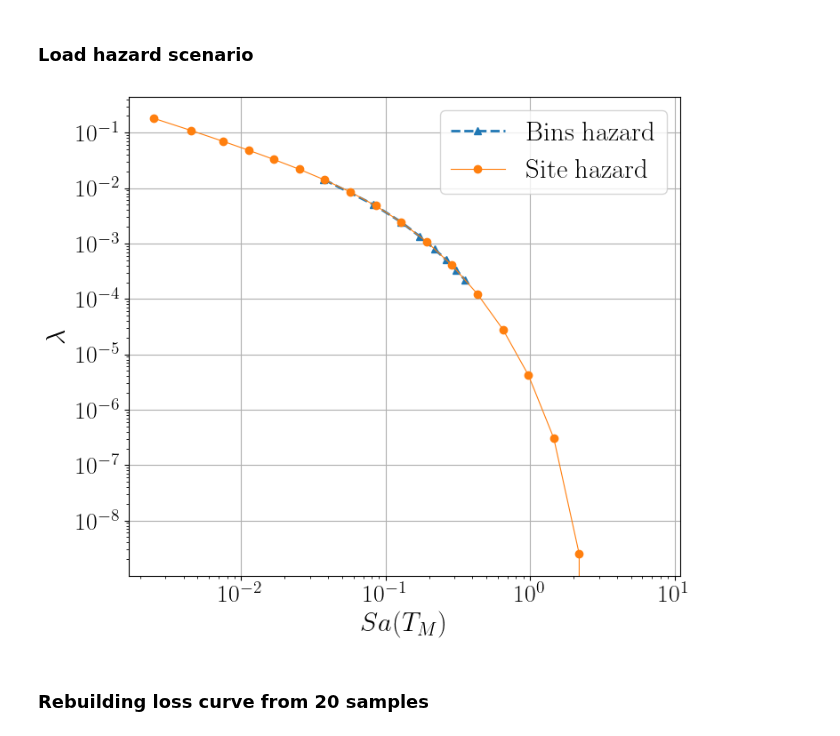
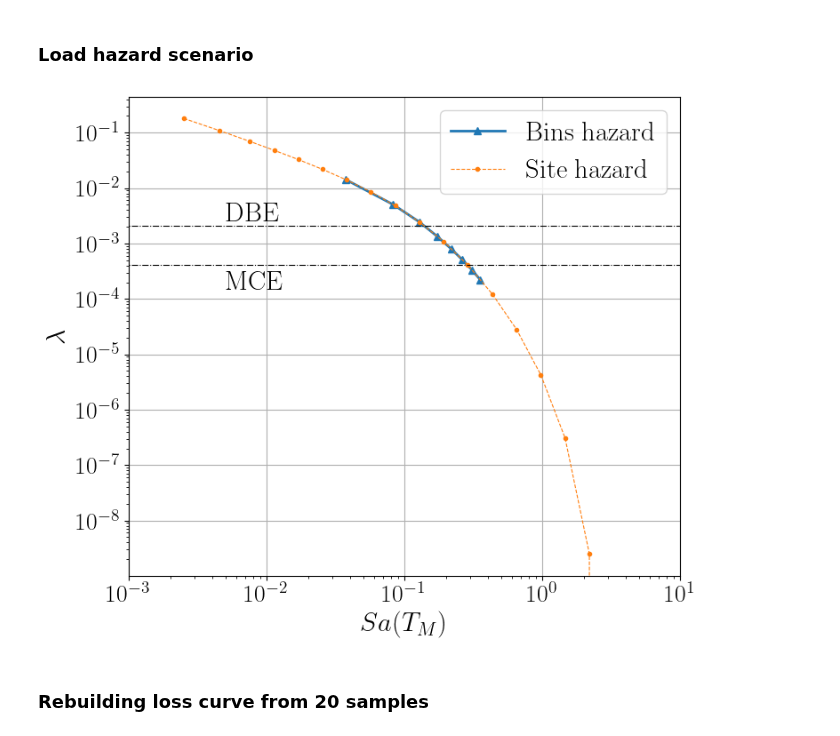
Before and after one commit to hgp297/isol-sys-database, a Jupyter notebook: src/paper/overview_presentation_figs.ipynb, the cells around one changed output. Saved outputs shown, nothing was run; the diff lists cells and outputs as text; code cells hidden in the pictures.

Commit message:
wfh plots

```diff
--- a/src/paper/overview_presentation_figs.ipynb
+++ b/src/paper/overview_presentation_figs.ipynb
@@ -2778,37 +2778,49 @@ def get_hazard_bins(T, hazard_curves, sa_max=1.016):
     # interpolate in logspace
     log_lambda = np.log(lambda_T)
     log_lambda[log_lambda == -np.inf] = -100
     lambda_bins = np.exp(np.interp(np.log(sa_bins), np.log(sa_T), log_lambda))
 
     # from here, methodology is to use sa_bins to scale ground motions and analyze
     return(sa_bins, lambda_bins, sa_T, lambda_T)
 
 sa_bins, lambda_bins, sa_T, lambda_T = get_hazard_bins(3.36, site_hazard_curves,
                                                        sa_max=0.376)
 
 
 plt.rcParams["font.family"] = "serif"
 plt.rcParams["mathtext.fontset"] = "dejavuserif"
 title_font=22
 axis_font = 22
 subt_font = 22
 label_size = 20
 clabel_size = 20
 mpl.rcParams['xtick.labelsize'] = label_size
 mpl.rcParams['ytick.labelsize'] = label_size
-plt.close('all')
+
+
 
 fig = plt.figure(figsize=(8,7))
 ax=fig.add_subplot(1, 1, 1)
 
-ax.loglog(sa_bins,lambda_bins, '--^', label='Bins hazard', linewidth=2.0)
-ax.loglog(sa_T,lambda_T, '-o', label='Site hazard', linewidth=0.8)
+ax.loglog(sa_bins,lambda_bins, '-^', label='Bins hazard', linewidth=2.0)
+ax.loglog(sa_T,lambda_T, '--o', label='Site hazard', linewidth=0.8, markersize=3)
 ax.legend(fontsize=axis_font)
+
+ax.set_xlim([1e-3, 1e1])
+
+ax.hlines(y=1/475, xmin=0, xmax=1000, color='black', linestyle="-.", linewidth=0.8)
+ax.hlines(y=1/2475, xmin=0, xmax=1000, color='black', linestyle="-.", linewidth=0.8)
+
+ax.text(5e-3, 1.5e-4, r'MCE',
+          fontsize=subt_font, color='black')
+ax.text(5e-3, 2.5e-3, r'DBE',
+          fontsize=subt_font, color='black')
+
 ax.set_xlabel(r'$Sa(T_M)$', fontsize=axis_font)
 ax.set_ylabel(r'$\lambda$', fontsize=axis_font)
 ax.grid()
 # %% [output]
-[figure, old version]
+[figure, new version]
 # %% [markdown]
 ### Rebuilding loss curve from 20 samples
 # %%
```
Also changed, not shown: parts of 1 cell of this notebook.
